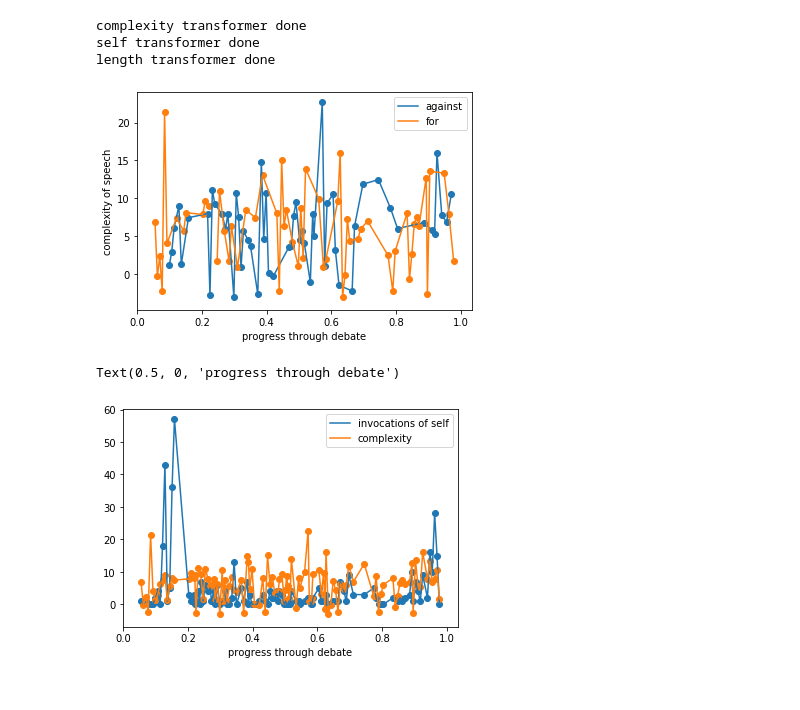
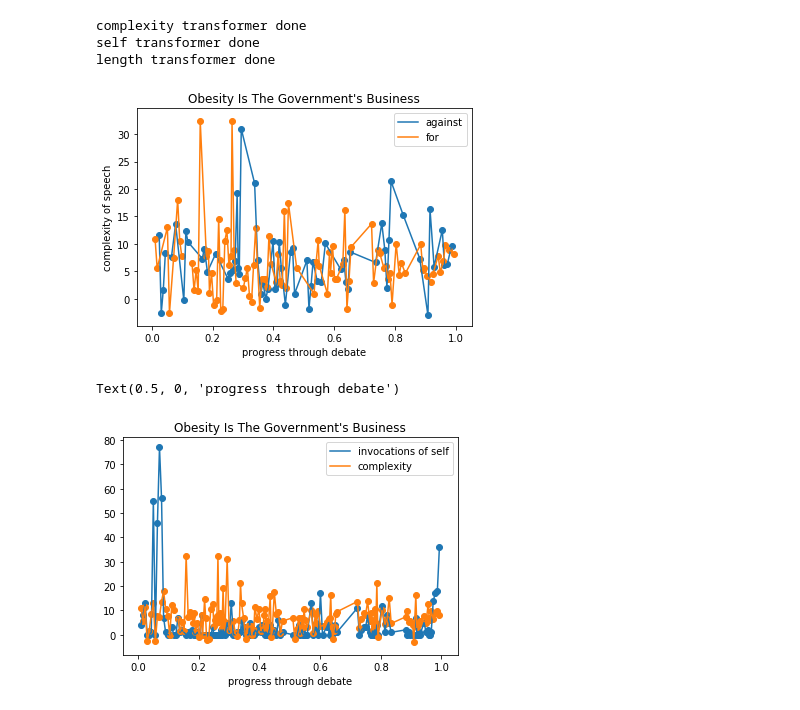
Before and after one commit to maubinle/Cornell-Conversational-Analysis-Toolkit, a Jupyter notebook: datasets/iq2_corpus/main_analysis.ipynb, the cells around one changed output. Drawn from its saved outputs; the diff is of its cells as text; code cells hidden in the pictures.

Commit message:
added title to main analysis

```diff
--- a/datasets/iq2_corpus/main_analysis.ipynb
+++ b/datasets/iq2_corpus/main_analysis.ipynb
@@ -70,22 +70,24 @@ for conv_data in against_complexity:
         flk.append((utt[0]["flesch_kincaid"], utt[2][1]))
     against_fk_percentages.append(flk)
 # %%
-i = 27
+i = 67
 for_percentages = [x[1] for x in for_fk_percentages[i]]
 against_percentages = [x[1] for x in against_fk_percentages[i]]
 for_complexities = [x[0] for x in for_fk_percentages[i]]
 against_complexities = [x[0] for x in against_fk_percentages[i]]
 plt.scatter(against_percentages, against_complexities)
 plt.plot(against_percentages, against_complexities)
 plt.scatter(for_percentages, for_complexities)
 plt.plot(for_percentages, for_complexities)
 plt.xlabel("progress through debate")
 plt.ylabel("complexity of speech")
 plt.legend(["against", "for"])
+plt.title(iq2.conversations[str(list(iq2.conversations.keys())[i])].meta["title"])
 plt.show()
 # %% [output]
-[figure, old version]
+[figure, new version]
 # %%
+
 me_percentages = [x[1] for x in self_percentages[i]]
 me_number_of_invocations = [x[0] for x in self_percentages[i]]
 fk_percentages = [x[1] for x in flesch_kincaid_percentages[i]]
@@ -95,8 +97,8 @@ plt.plot(me_percentages, me_number_of_invocations)
 plt.scatter(fk_percentages, fk_complexities)
 plt.plot(fk_percentages, fk_complexities)
 plt.legend(["invocations of self", "complexity"])
-ply.
+plt.title(iq2.conversations[str(list(iq2.conversations.keys())[i])].meta["title"])
 plt.xlabel("progress through debate")
 # %% [output]
 Text(0.5, 0, 'progress through debate')
-[figure, old version]
+[figure, new version]
```
